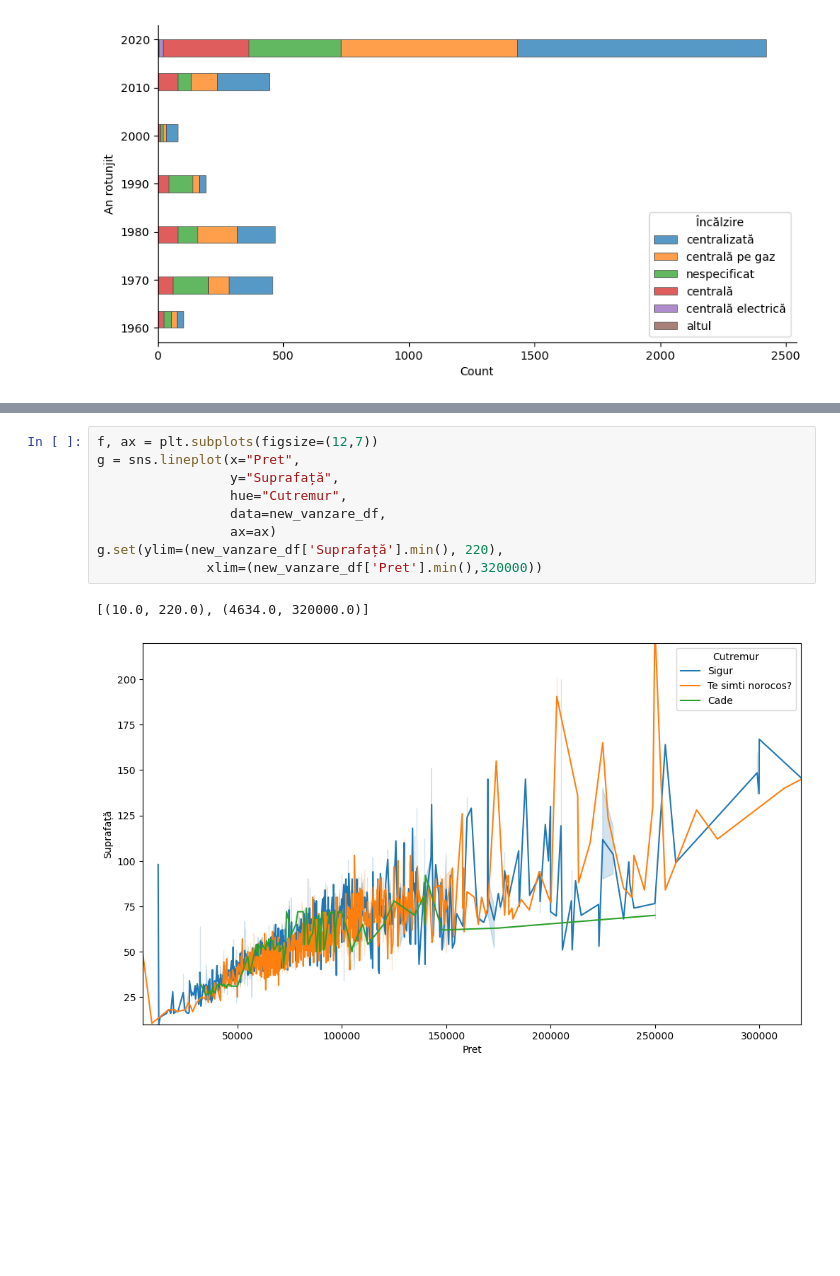
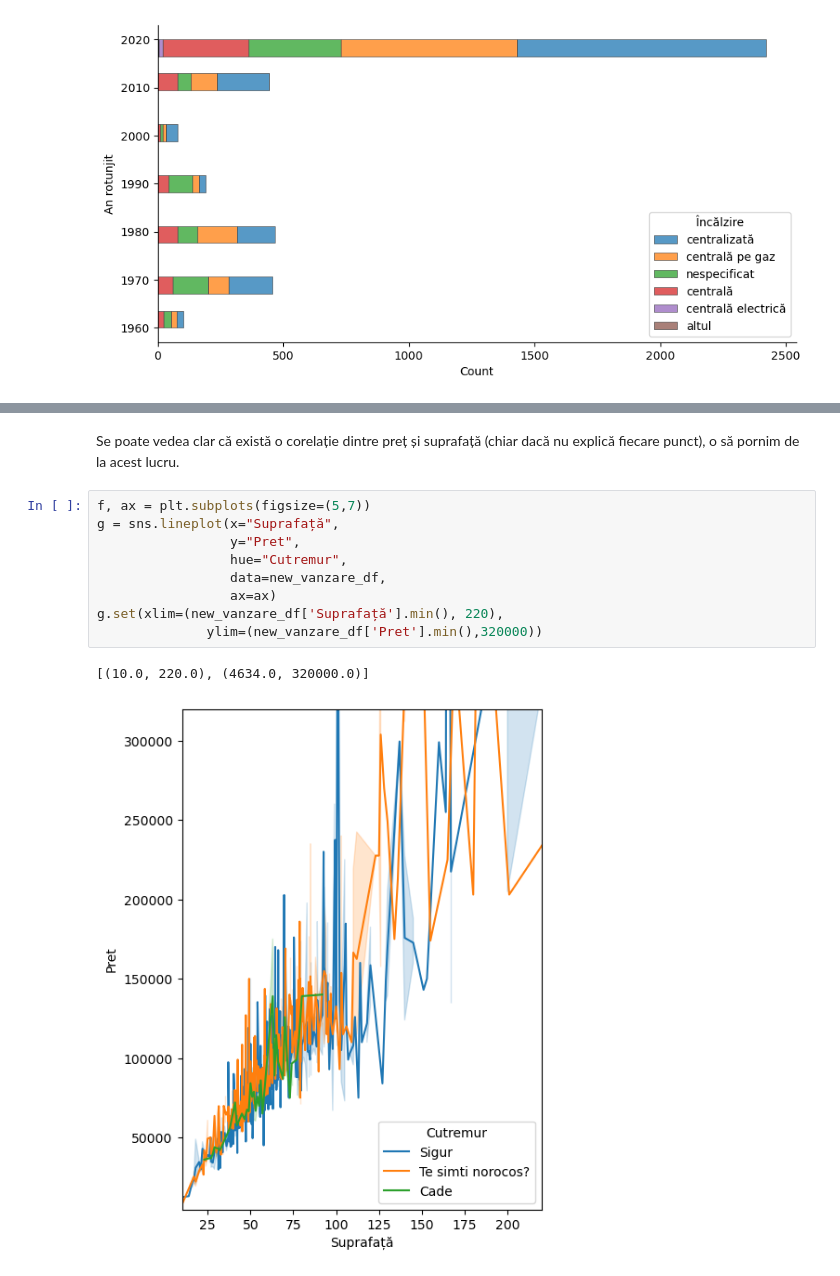
Before and after one commit to NextFriday27134/Tabelare, a Jupyter notebook: Proiect_Tabelare_si_Vizualizare.ipynb, the cells around one changed output, grey strips where cells are left out. Drawn from its saved outputs; the diff is of its cells as text; blank space fills up the shorter version.

```diff
--- a/Proiect_Tabelare_si_Vizualizare.ipynb
+++ b/Proiect_Tabelare_si_Vizualizare.ipynb
@@ -427,12 +817,14 @@ sns.histplot(new_vanzare_df,
+# %% [markdown]
+Se poate vedea clar că există o corelație dintre preț și suprafață (chiar dacă nu explică fiecare punct), o să pornim de la acest lucru.
 # %%
-f, ax = plt.subplots(figsize=(12,7))
-g = sns.lineplot(x="Pret",
-                 y="Suprafață",
+f, ax = plt.subplots(figsize=(5,7))
+g = sns.lineplot(x="Suprafață",
+                 y="Pret",
                  hue="Cutremur",
                  data=new_vanzare_df,
                  ax=ax)
-g.set(ylim=(new_vanzare_df['Suprafață'].min(), 220),
-              xlim=(new_vanzare_df['Pret'].min(),320000))
+g.set(xlim=(new_vanzare_df['Suprafață'].min(), 220),
+              ylim=(new_vanzare_df['Pret'].min(),320000))
 # %% [output]
 [(10.0, 220.0), (4634.0, 320000.0)]
-[figure, old version]
+[figure, new version]
```
Also changed, not shown: parts of 107 cells of this notebook.
